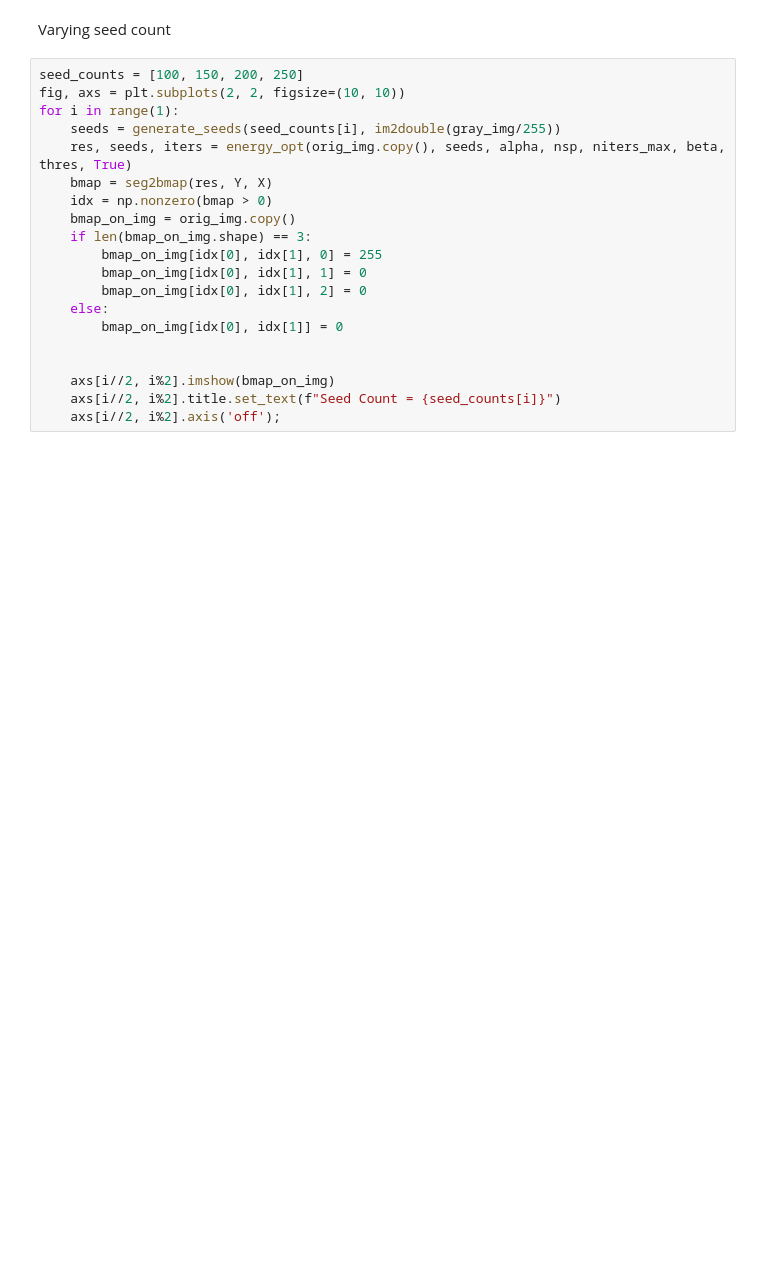
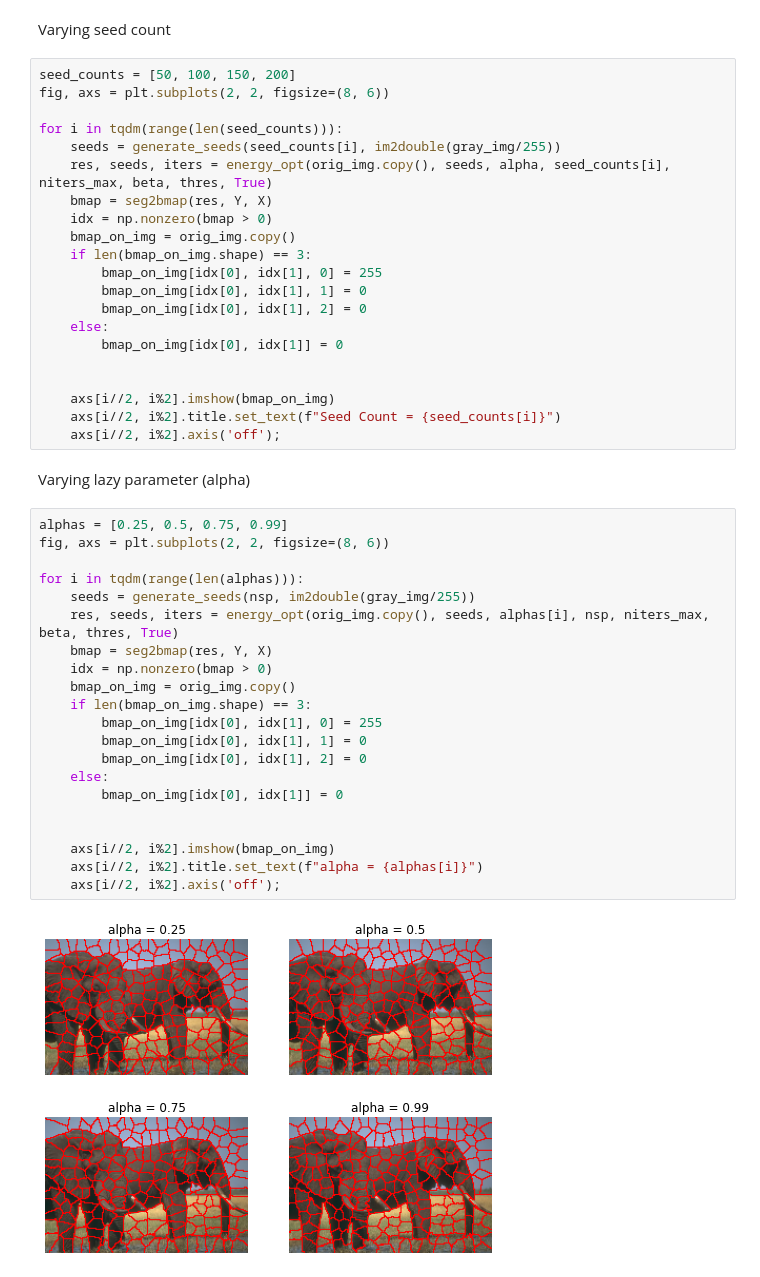
Before and after one commit to ishaanshah/lrw_superpixel, a Jupyter notebook: experiments.ipynb, the cells around one changed output. Drawn from its saved outputs; the diff is of its cells as text; blank space fills up the shorter version.

```diff
--- a/experiments.ipynb
+++ b/experiments.ipynb
@@ -58,11 +54,12 @@ plt.axis('off');
 # %% [markdown]
 Varying seed count
 # %%
-seed_counts = [100, 150, 200, 250]
-fig, axs = plt.subplots(2, 2, figsize=(10, 10))
-for i in range(1):
+seed_counts = [50, 100, 150, 200]
+fig, axs = plt.subplots(2, 2, figsize=(8, 6))
+
+for i in tqdm(range(len(seed_counts))):
     seeds = generate_seeds(seed_counts[i], im2double(gray_img/255))
-    res, seeds, iters = energy_opt(orig_img.copy(), seeds, alpha, nsp, niters_max, beta, thres, True)
+    res, seeds, iters = energy_opt(orig_img.copy(), seeds, alpha, seed_counts[i], niters_max, beta, thres, True)
     bmap = seg2bmap(res, Y, X)
     idx = np.nonzero(bmap > 0)
     bmap_on_img = orig_img.copy()
@@ -77,3 +74,28 @@ for i in range(1):
     axs[i//2, i%2].imshow(bmap_on_img)
     axs[i//2, i%2].title.set_text(f"Seed Count = {seed_counts[i]}")
     axs[i//2, i%2].axis('off');
+# %% [markdown]
+Varying lazy parameter (alpha)
+# %%
+alphas = [0.25, 0.5, 0.75, 0.99]
+fig, axs = plt.subplots(2, 2, figsize=(8, 6))
+
+for i in tqdm(range(len(alphas))):
+    seeds = generate_seeds(nsp, im2double(gray_img/255))
+    res, seeds, iters = energy_opt(orig_img.copy(), seeds, alphas[i], nsp, niters_max, beta, thres, True)
+    bmap = seg2bmap(res, Y, X)
+    idx = np.nonzero(bmap > 0)
+    bmap_on_img = orig_img.copy()
+    if len(bmap_on_img.shape) == 3:
+        bmap_on_img[idx[0], idx[1], 0] = 255
+        bmap_on_img[idx[0], idx[1], 1] = 0
+        bmap_on_img[idx[0], idx[1], 2] = 0
+    else:
+        bmap_on_img[idx[0], idx[1]] = 0
+
+
+    axs[i//2, i%2].imshow(bmap_on_img)
+    axs[i//2, i%2].title.set_text(f"alpha = {alphas[i]}")
+    axs[i//2, i%2].axis('off');
+# %% [output]
+[figure, added]
```
Also changed, not shown: parts of 6 cells of this notebook, 1 other file.
